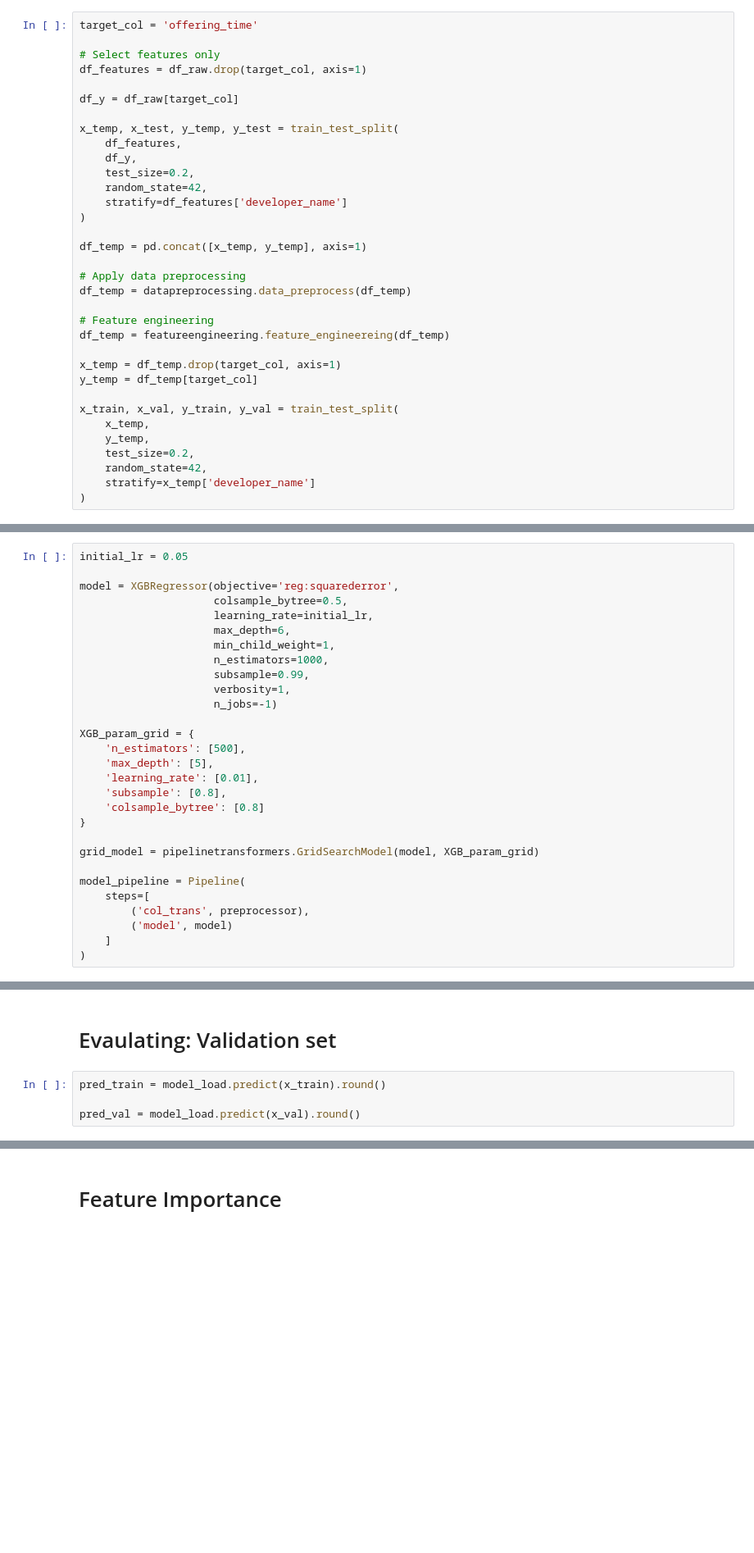
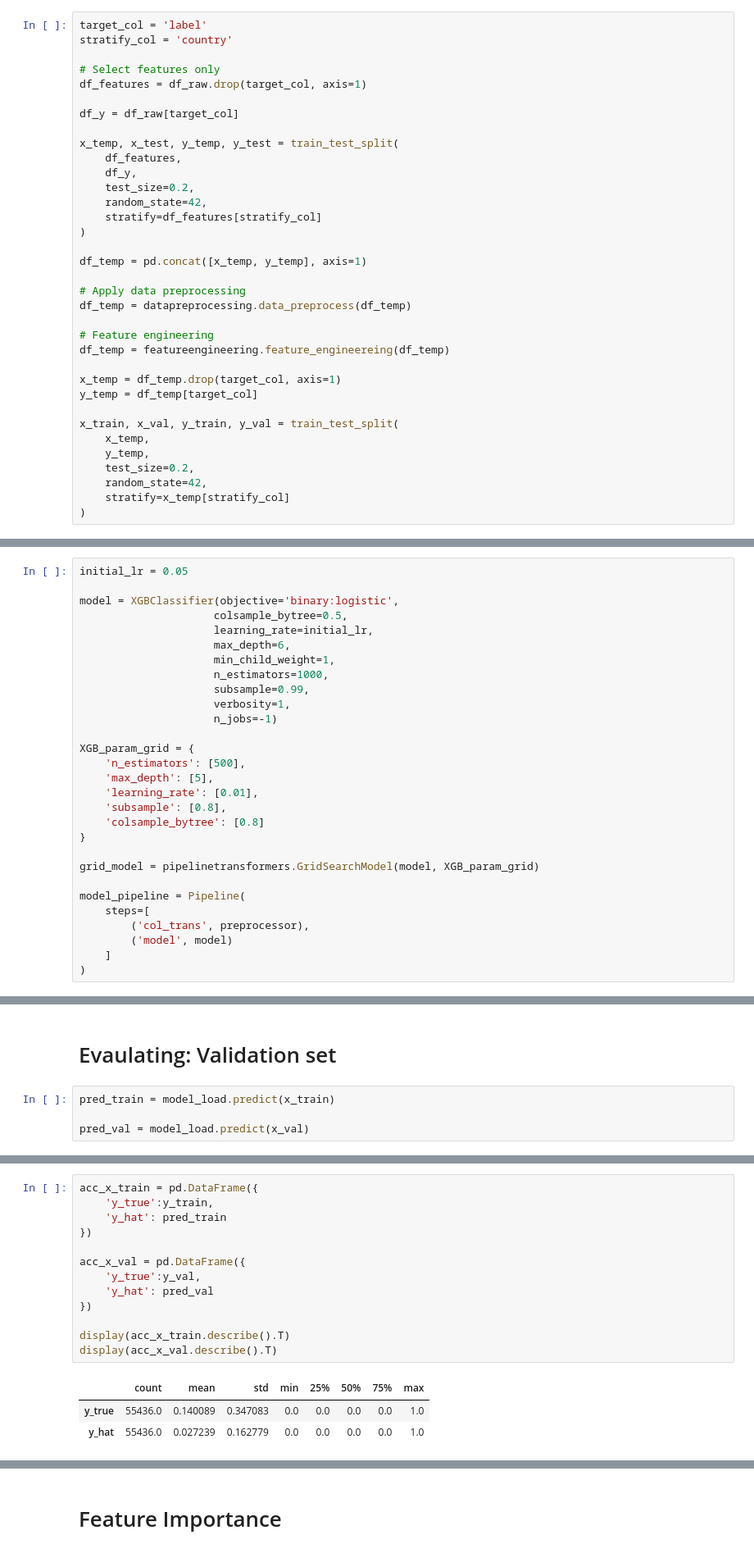
Before and after one commit to AhmedYousriSobhi/market_campain_imapct, a Jupyter notebook: nb_workspace/_4_data_modeling.ipynb, the cells around one changed output, grey strips where cells are left out. Shown at 82% size. Cells and saved outputs as stored; diff of their text form; blank space fills up the shorter version.

```diff
--- a/nb_workspace/_4_data_modeling.ipynb
+++ b/nb_workspace/_4_data_modeling.ipynb
@@ -76,7 +83,8 @@ df_raw.describe().T
 # %% [markdown]
 # Train Test split
 # %%
-target_col = 'offering_time'
+target_col = 'label'
+stratify_col = 'country'
 
 # Select features only
 df_features = df_raw.drop(target_col, axis=1)
@@ -88,7 +96,7 @@ x_temp, x_test, y_temp, y_test = train_test_split(
     df_y,
     test_size=0.2,
     random_state=42,
-    stratify=df_features['developer_name']
+    stratify=df_features[stratify_col]
 )
 
 df_temp = pd.concat([x_temp, y_temp], axis=1)
@@ -107,7 +115,7 @@ x_train, x_val, y_train, y_val = train_test_split(
     y_temp,
     test_size=0.2,
     random_state=42,
-    stratify=x_temp['developer_name']
+    stratify=x_temp[stratify_col]
 )
 # %%
 # Diplay shapes
@@ -166,7 +174,7 @@ preprocessor = ColumnTransformer(
 # %%
 initial_lr = 0.05
 
-model = XGBRegressor(objective='reg:squarederror',
+model = XGBClassifier(objective='binary:logistic',
                      colsample_bytree=0.5,
                      learning_rate=initial_lr,
                      max_depth=6,
@@ -231,7 +239,7 @@ model_load = joblib.load(f'../src/model/xgboost_model.pkl')
 # %% [markdown]
 # Evaulating: Validation set
 # %%
-pred_train = model_load.predict(x_train).round()
+pred_train = model_load.predict(x_train)
 
-pred_val = model_load.predict(x_val).round()
+pred_val = model_load.predict(x_val)
 # %%
@@ -298,0 +255,17 @@ Name: pred, dtype: float64
+# %%
+acc_x_train = pd.DataFrame({
+    'y_true':y_train,
+    'y_hat': pred_train
+})
+
+acc_x_val = pd.DataFrame({
+    'y_true':y_val,
+    'y_hat': pred_val
+})
+
+display(acc_x_train.describe().T)
+display(acc_x_val.describe().T)
+# %% [output]
+|  | count | mean | std | min | 25% | 50% | 75% | max |
+| y_true | 55436.0 | 0.140089 | 0.347083 | 0.0 | 0.0 | 0.0 | 0.0 | 1.0 |
+| y_hat | 55436.0 | 0.027239 | 0.162779 | 0.0 | 0.0 | 0.0 | 0.0 | 1.0 |
```
Also changed, not shown: parts of 20 cells of this notebook, 20 other files.
